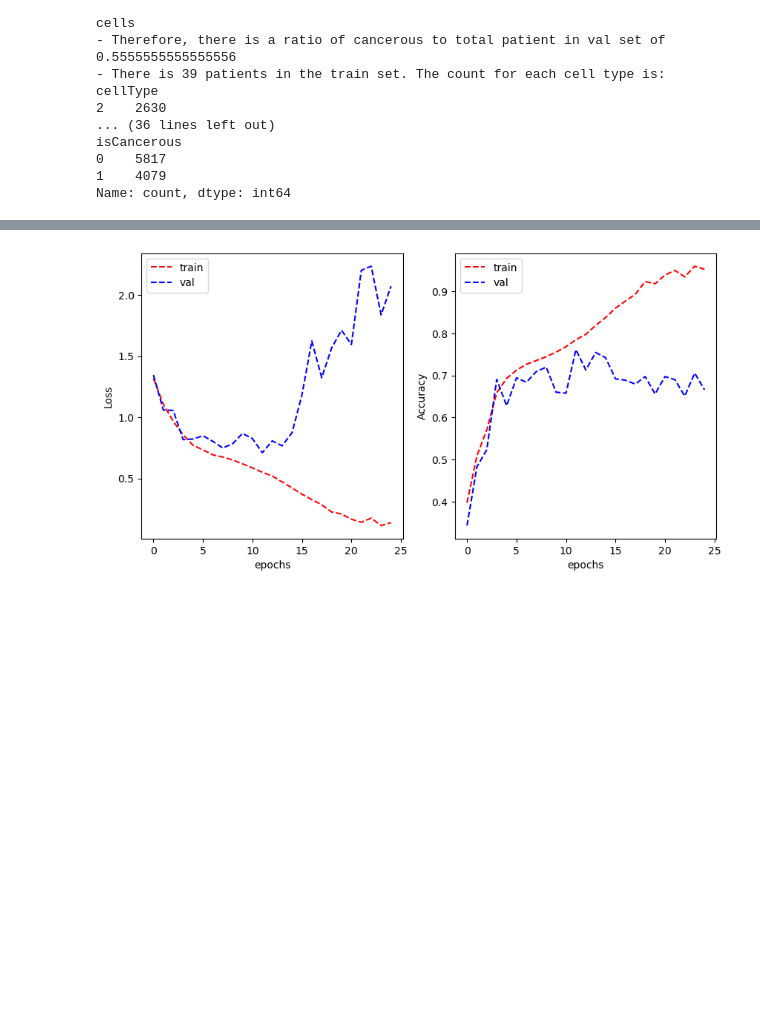
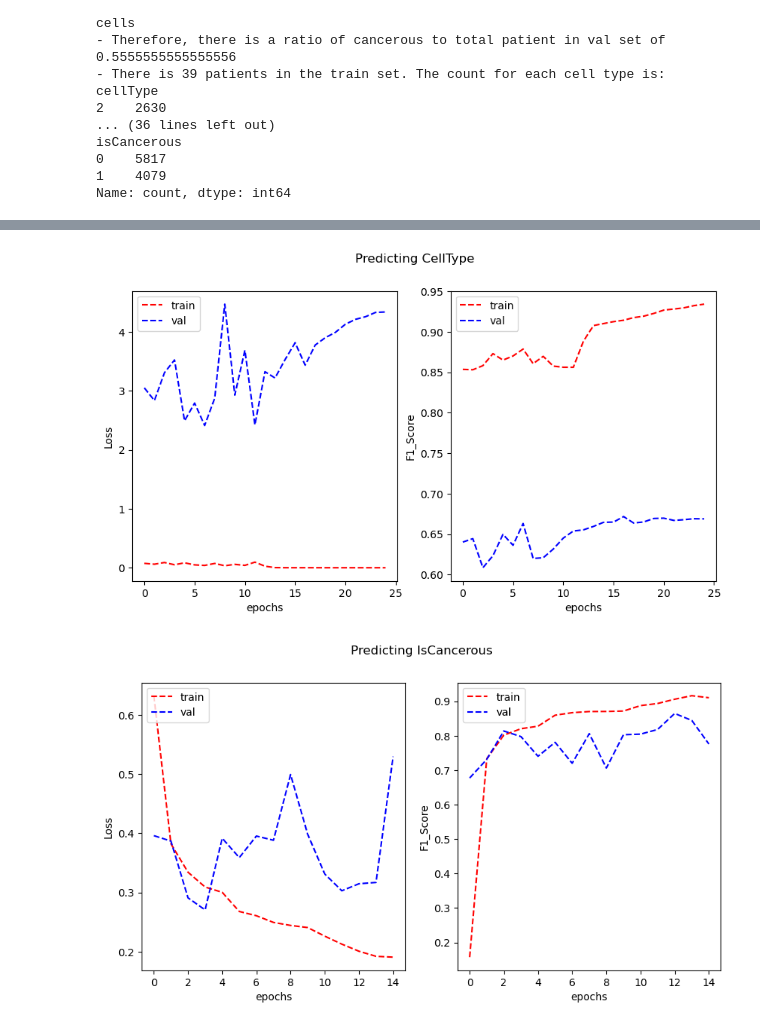
Before and after one commit to aitiab/ML_Assignment2, a Jupyter notebook: Assignment2.ipynb, the cells around one changed output, grey strips where cells are left out. Saved outputs shown, nothing was run; the diff lists cells and outputs as text; code cells hidden in the pictures; blank space fills up the shorter version.

Commit message:
did the base models. they are very basic. but it is good enough for other member to start optimising. I will add additional parts as i go but you get started.

```diff
--- a/Assignment2.ipynb
+++ b/Assignment2.ipynb
@@ -307,6 +381,22 @@ model_VGG_1 = tf.keras.Sequential([
 # %%
+from tensorflow.keras.metrics import Precision, Recall
+# Optimizer = how to update weight
+# 'adam' = (Adaptive Moment Estimation) https://www.geeksforgeeks.org/adam-optimizer/
 model_VGG_1.compile(optimizer='adam',
+            # IDK IF below are true for sure
+            # SparseCategoricalCrossentropy expects a column with labels: 0, 1, 2, 3... then turns them into one-hot representation
+            # CategoricalCrossentropy expects one-hot encoded labels: [0, 1, 0, 0]
+            # from_logits means final layer doesn't have softmax activation. raw outputs. therefore keras will apply softmax inside loss func.
+            # https://stackabuse.com/what-is-fromlogitstrue-in-keras-tensorflow-loss-functions/
               loss=tf.keras.losses.CategoricalCrossentropy(from_logits=True),
-              metrics=['categorical_accuracy'])
+              metrics=['categorical_accuracy', 'precision', 'recall']
+              )
+
+
+model_VGG_2.compile(optimizer='adam',
+              loss=tf.keras.losses.CategoricalCrossentropy(from_logits=True),
+              metrics=['precision', 'recall']
+              )
 # %%
-history_VGG_1 = model_VGG_1.fit(train_generator, validation_data = validation_generator, epochs=25, verbose=0)
+# cellType
+history_VGG_1 = model_VGG_1.fit(train_generator, validation_data = validation_generator, epochs=25, verbose=1)
@@ -318,0 +403,3 @@ history_VGG_1 = model_VGG_1.fit(train_generator, validation_data = validation_ge
+# %%
+# isCancerous
+history_VGG_2 = model_VGG_2.fit(train_generator_cancerous, validation_data= validation_generator_cancerous, epochs=15, verbose=1)
@@ -319,9 +426,26 @@ history_VGG_1 = model_VGG_1.fit(train_generator, validation_data = validation_ge
+# %%
+def f1_score(precision, recall):
+    f1 = []
+    for i in range(len(precision)):
+        if precision[i] + recall[i] == 0:
+            f1.append(0.0)
+        else:
+            f1.append(precision[i] * recall[i])
+            f1[i] = f1[i] / (precision[i] + recall[i])
+            f1[i] = 2 * f1[i]
+
+    return f1
 # %%
 plot_learning_curve(history_VGG_1.history['loss'], history_VGG_1.history['val_loss'],
-                    history_VGG_1.history['categorical_accuracy'], history_VGG_1.history['val_categorical_accuracy'],
-                    metric_name='Accuracy')
+                    f1_score(history_VGG_1.history['precision'], history_VGG_1.history['recall']), f1_score(history_VGG_1.history['val_precision'], history_VGG_1.history['val_recall']),
+                    metric_name='F1_Score', suptitle="Predicting CellType")
+
+plot_learning_curve(history_VGG_2.history['loss'], history_VGG_2.history['val_loss'],
+                    f1_score(history_VGG_2.history['precision'], history_VGG_2.history['recall']), f1_score(history_VGG_2.history['val_precision'], history_VGG_2.history['val_recall']),
+                    metric_name='F1_Score', suptitle="Predicting IsCancerous")
 # %% [output]
-[figure, old version]
+[figure, new version]
+[figure, added]
 # %%
 # Appendix
 
```
Also changed, not shown: parts of 5 cells of this notebook.
